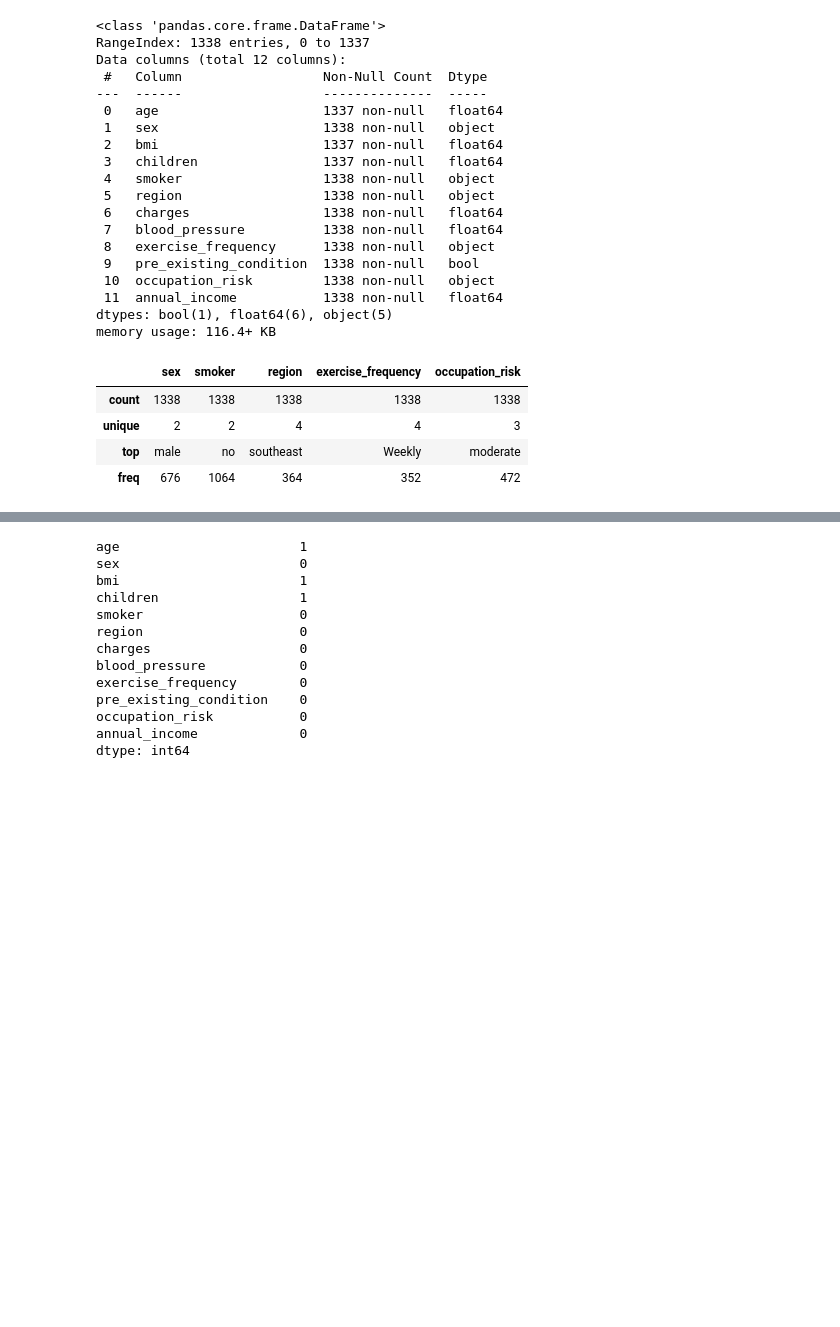
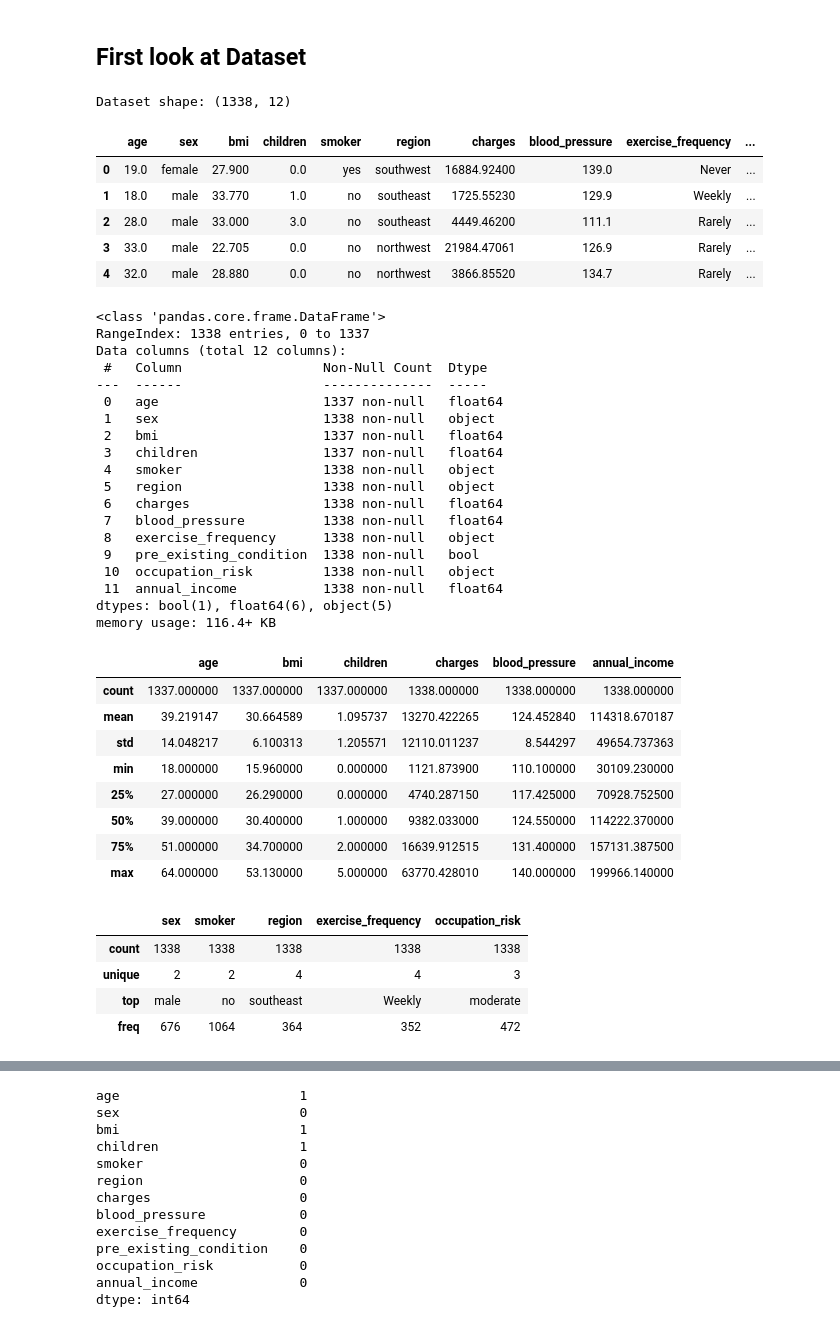
Before and after one commit to olitrick/data_project, a Jupyter notebook: notebooks/01PreProcessing.ipynb, the cells around one changed output, grey strips where cells are left out. Cells and saved outputs as stored; diff of their text form; code cells hidden in the pictures; blank space fills up the shorter version.

```diff
--- a/notebooks/01PreProcessing.ipynb
+++ b/notebooks/01PreProcessing.ipynb
@@ -1,4 +3,4 @@
 # %%
 import pandas as pd
 # %%
-data = pd.read_csv("health_insurance_cost_and_risk_dataset.csv")
+data = pd.read_csv("../data/health_insurance_cost_and_risk_dataset.csv")
@@ -21,33 +7,53 @@ data
+# %% [markdown]
+## **First look at Dataset**
 # %%
-data.head()
+print("Dataset shape:", data.shape)
+
+display(data.head())
 
 data.info()
 
-data.describe()
+display(data.describe())
 
-data.describe(include="object")
+display(data.describe(include="object"))
 # %% [output]
-<class 'pandas.core.frame.DataFrame'>
-RangeIndex: 1338 entries, 0 to 1337
-Data columns (total 12 columns):
- #   Column                  Non-Null Count  Dtype
----  ------                  --------------  -----
- 0   age                     1337 non-null   float64
- 1   sex                     1338 non-null   object
- 2   bmi                     1337 non-null   float64
- 3   children                1337 non-null   float64
- 4   smoker                  1338 non-null   object
- 5   region                  1338 non-null   object
- 6   charges                 1338 non-null   float64
- 7   blood_pressure          1338 non-null   float64
- 8   exercise_frequency      1338 non-null   object
- 9   pre_existing_condition  1338 non-null   bool
- 10  occupation_risk         1338 non-null   object
- 11  annual_income           1338 non-null   float64
-dtypes: bool(1), float64(6), object(5)
-memory usage: 116.4+ KB
+Dataset shape: (1338, 12)
-|  | sex | smoker | region | exercise_frequency | occupation_risk |
-| count | 1338 | 1338 | 1338 | 1338 | 1338 |
-| unique | 2 | 2 | 4 | 4 | 3 |
-| top | male | no | southeast | Weekly | moderate |
-| freq | 676 | 1064 | 364 | 352 | 472 |
+|  | age | sex | bmi | children | smoker | region | charges | blood_pressure | exercise_frequency | ... |
+| 0 | 19.0 | female | 27.900 | 0.0 | yes | southwest | 16884.92400 | 139.0 | Never | ... |
+| 1 | 18.0 | male | 33.770 | 1.0 | no | southeast | 1725.55230 | 129.9 | Weekly | ... |
+| 2 | 28.0 | male | 33.000 | 3.0 | no | southeast | 4449.46200 | 111.1 | Rarely | ... |
+| 3 | 33.0 | male | 22.705 | 0.0 | no | northwest | 21984.47061 | 126.9 | Rarely | ... |
+| 4 | 32.0 | male | 28.880 | 0.0 | no | northwest | 3866.85520 | 134.7 | Rarely | ... |
+<class 'pandas.core.frame.DataFrame'>
+RangeIndex: 1338 entries, 0 to 1337
+Data columns (total 12 columns):
+ #   Column                  Non-Null Count  Dtype
+---  ------                  --------------  -----
+ 0   age                     1337 non-null   float64
+ 1   sex                     1338 non-null   object
+ 2   bmi                     1337 non-null   float64
+ 3   children                1337 non-null   float64
+ 4   smoker                  1338 non-null   object
+ 5   region                  1338 non-null   object
+ 6   charges                 1338 non-null   float64
+ 7   blood_pressure          1338 non-null   float64
+ 8   exercise_frequency      1338 non-null   object
+ 9   pre_existing_condition  1338 non-null   bool
+ 10  occupation_risk         1338 non-null   object
+ 11  annual_income           1338 non-null   float64
+dtypes: bool(1), float64(6), object(5)
+memory usage: 116.4+ KB
+|  | age | bmi | children | charges | blood_pressure | annual_income |
+| count | 1337.000000 | 1337.000000 | 1337.000000 | 1338.000000 | 1338.000000 | 1338.000000 |
+| mean | 39.219147 | 30.664589 | 1.095737 | 13270.422265 | 124.452840 | 114318.670187 |
+| std | 14.048217 | 6.100313 | 1.205571 | 12110.011237 | 8.544297 | 49654.737363 |
+| min | 18.000000 | 15.960000 | 0.000000 | 1121.873900 | 110.100000 | 30109.230000 |
+| 25% | 27.000000 | 26.290000 | 0.000000 | 4740.287150 | 117.425000 | 70928.752500 |
+| 50% | 39.000000 | 30.400000 | 1.000000 | 9382.033000 | 124.550000 | 114222.370000 |
+| 75% | 51.000000 | 34.700000 | 2.000000 | 16639.912515 | 131.400000 | 157131.387500 |
+| max | 64.000000 | 53.130000 | 5.000000 | 63770.428010 | 140.000000 | 199966.140000 |
+|  | sex | smoker | region | exercise_frequency | occupation_risk |
+| count | 1338 | 1338 | 1338 | 1338 | 1338 |
+| unique | 2 | 2 | 4 | 4 | 3 |
+| top | male | no | southeast | Weekly | moderate |
+| freq | 676 | 1064 | 364 | 352 | 472 |
```
Also changed, not shown: parts of 20 cells of this notebook, 1 other file.
